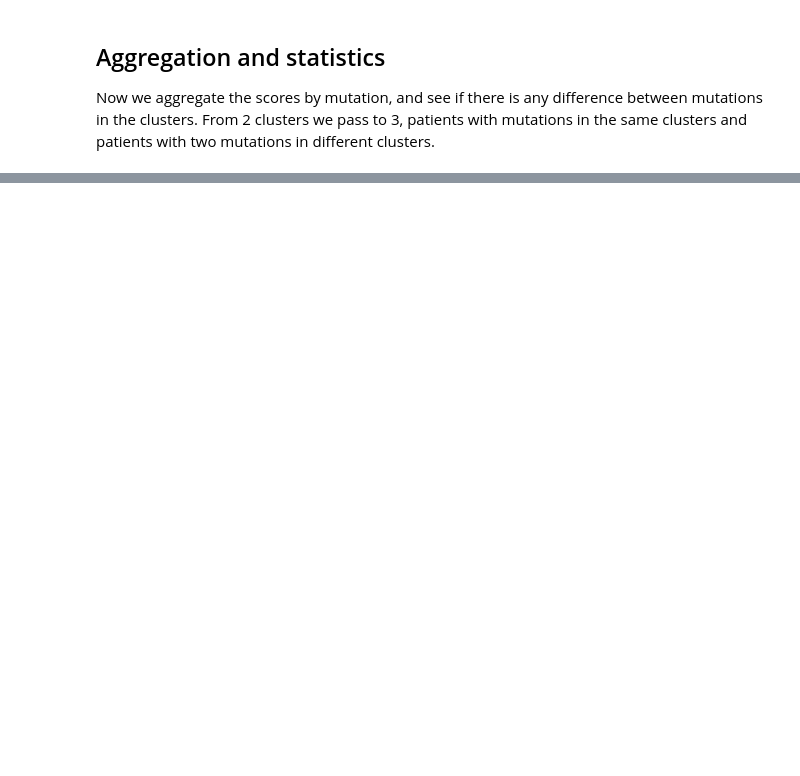
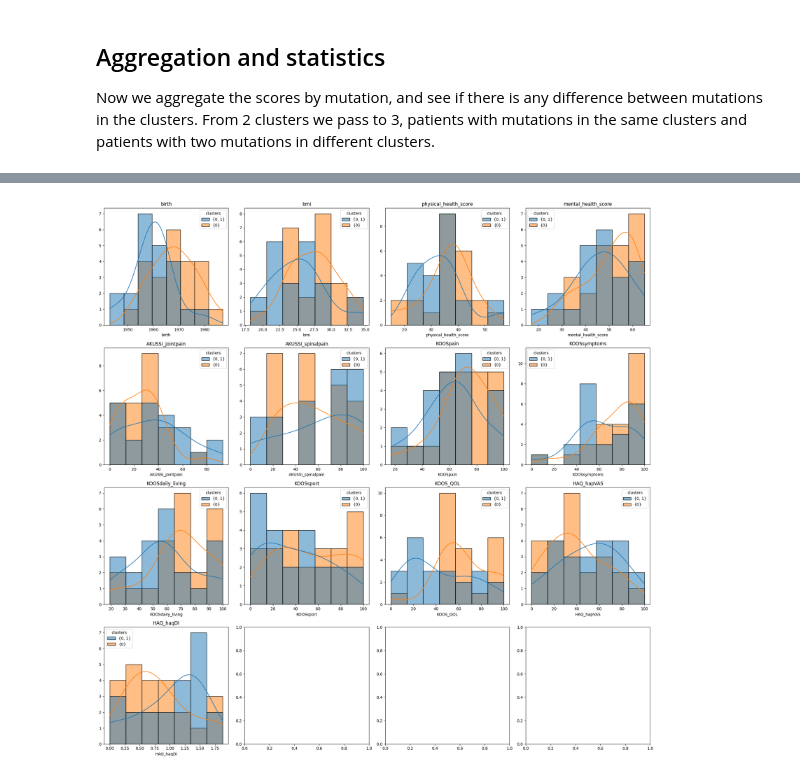
Before and after one commit to g-lago8/CHL-Project, a Jupyter notebook: notebooks/matricione.ipynb, the cells around one changed output, grey strips where cells are left out. Cells and saved outputs as stored; diff of their text form; code cells hidden in the pictures; blank space fills up the shorter version.

```diff
--- a/notebooks/matricione.ipynb
+++ b/notebooks/matricione.ipynb
@@ -193,17 +294,20 @@ plt.show()
 # %%
 # plot distribution of each metric for each cluster
 
 fig, ax = plt.subplots(4, 4, figsize=(20, 20))
+df_paths_0 = df_paths[(df_paths['clusters'] == '{0}') | (df_paths['clusters'] == '{0, 1}')]
 
 for i, column in enumerate(columns_to_test):
-    sns.histplot(df_paths, x=column, hue='clusters', ax=ax[i//4, i%4], kde=True)
+    sns.histplot(df_paths_0, x=column, hue='clusters', ax=ax[i//4, i%4], kde=True)
     ax[i//4, i%4].set_title(column)
     ax[i//4, i%4].set_ylabel('')
     ax[i//4, i%4].set_xlabel('')
     ax[i//4, i%4].set_xlabel(column)
     ax[i//4, i%4].set_title(column)
 plt.tight_layout()
 plt.show()
+# %% [output]
+[figure, added]
 # %%
 for column in columns_to_test:
     cluster1 = df_paths[(df_paths['clusters'] == '{0, 1}') | (df_paths['clusters']=='{0}')][column]
```
Also changed, not shown: parts of 27 cells of this notebook, 2 other files.
